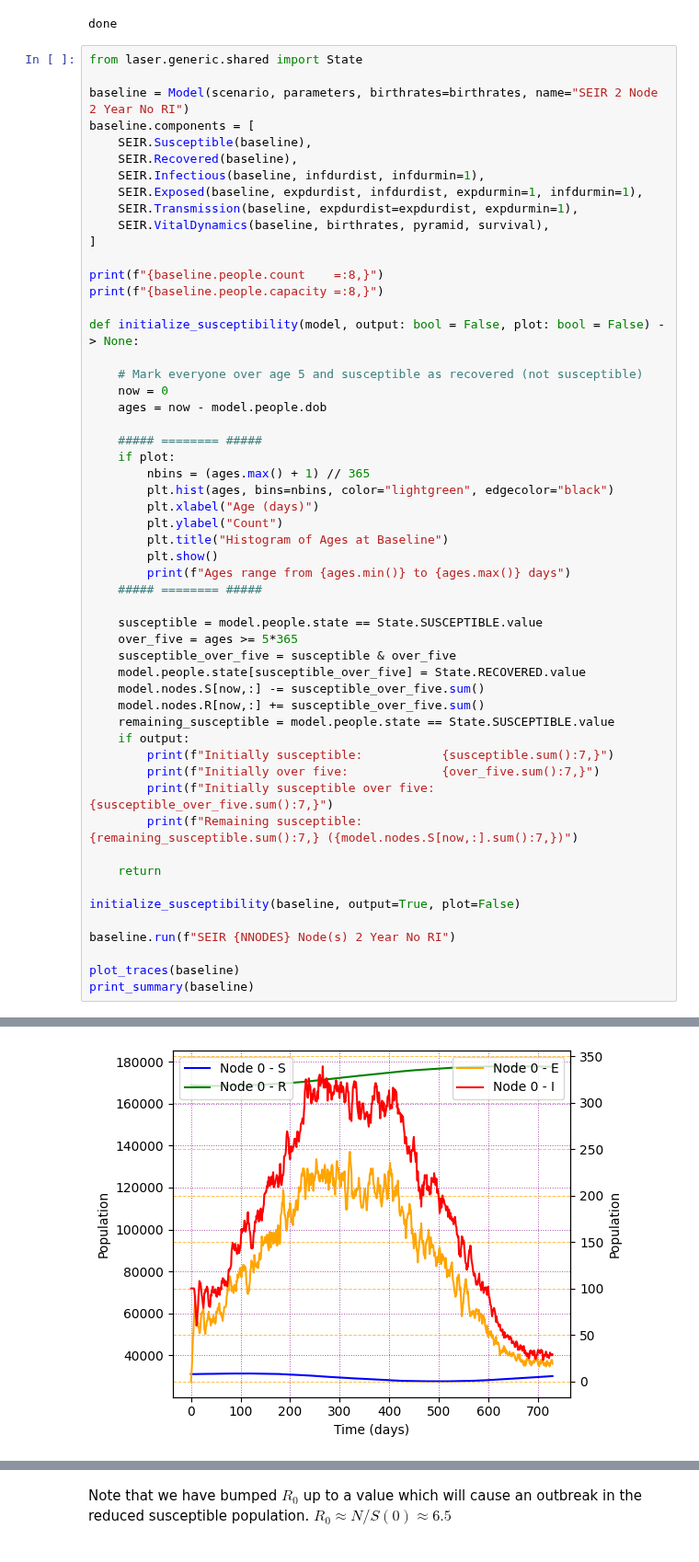
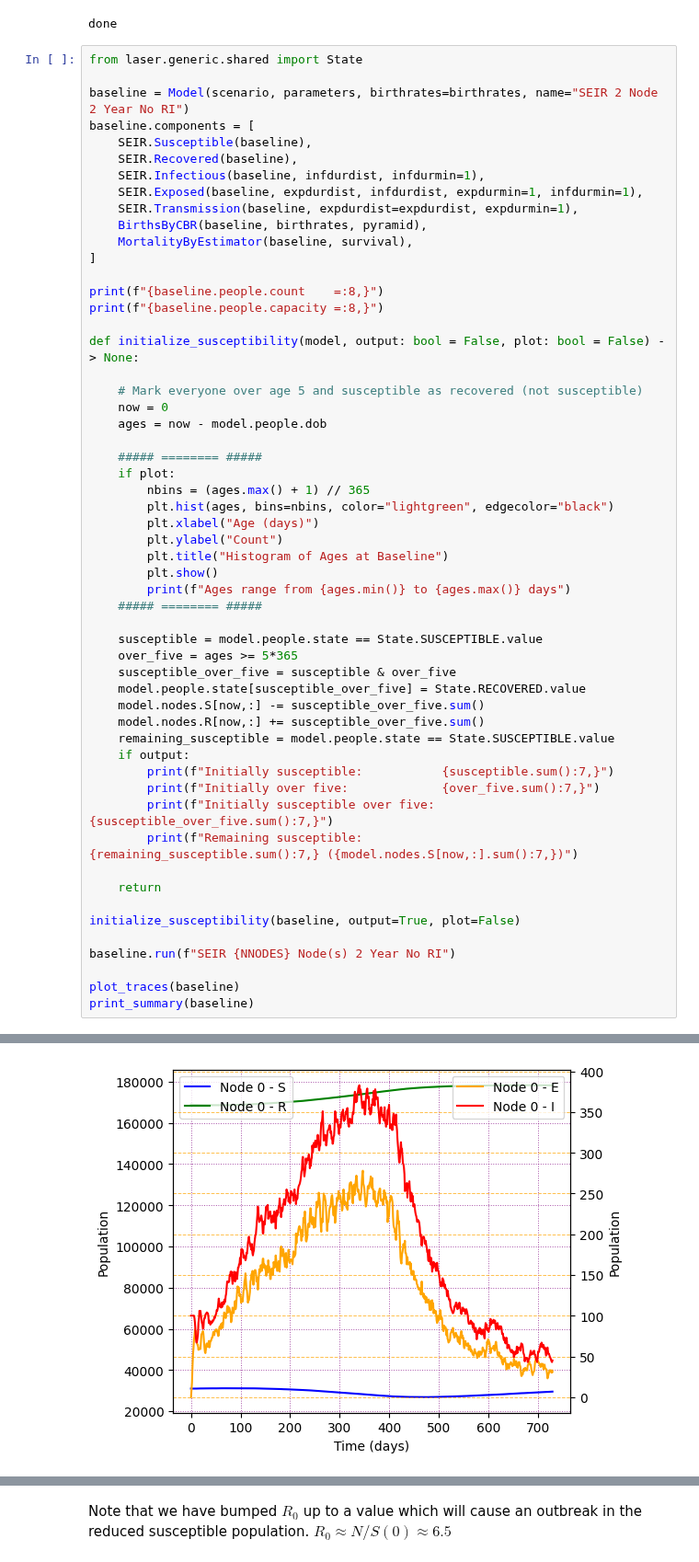
Before and after one commit to laser-base/laser-generic, a Jupyter notebook: docs/tutorials/notebooks/ri_exploration.ipynb, the cells around one changed output, grey strips where cells are left out. Shown at 92% size. Cells and saved outputs as stored; diff of their text form.

```diff
--- a/docs/tutorials/notebooks/ri_exploration.ipynb
+++ b/docs/tutorials/notebooks/ri_exploration.ipynb
@@ -100,7 +101,8 @@ baseline.components = [
     SEIR.Infectious(baseline, infdurdist, infdurmin=1),
     SEIR.Exposed(baseline, expdurdist, infdurdist, expdurmin=1, infdurmin=1),
     SEIR.Transmission(baseline, expdurdist=expdurdist, expdurmin=1),
-    SEIR.VitalDynamics(baseline, birthrates, pyramid, survival),
+    BirthsByCBR(baseline, birthrates, pyramid),
+    MortalityByEstimator(baseline, survival),
 ]
 
 print(f"{baseline.people.count    =:8,}")
@@ -124,31 +126,31 @@ def initialize_susceptibility(model, output: bool = False, plot: bool = False) -
     ##### ======== #####
 
     susceptible = model.people.state == State.SUSCEPTIBLE.value
     over_five = ages >= 5*365
     susceptible_over_five = susceptible & over_five
     model.people.state[susceptible_over_five] = State.RECOVERED.value
     model.nodes.S[now,:] -= susceptible_over_five.sum()
     model.nodes.R[now,:] += susceptible_over_five.sum()
     remaining_susceptible = model.people.state == State.SUSCEPTIBLE.value
     if output:
         print(f"Initially susceptible:           {susceptible.sum():7,}")
         print(f"Initially over five:             {over_five.sum():7,}")
         print(f"Initially susceptible over five: {susceptible_over_five.sum():7,}")
         print(f"Remaining susceptible:           {remaining_susceptible.sum():7,} ({model.nodes.S[now,:].sum():7,})")
 
     return
 
 initialize_susceptibility(baseline, output=True, plot=False)
 
 baseline.run(f"SEIR {NNODES} Node(s) 2 Year No RI")
 
 plot_traces(baseline)
 print_summary(baseline)
 # %% [output]
 baseline.people.count    = 200,000
 baseline.people.capacity = 221,754
 Initially susceptible:           199,900
 Initially over five:             168,992
 Initially susceptible over five: 168,910
 Remaining susceptible:            30,990 ( 30,990)
-[figure, old version]
+[figure, new version]
```
Also changed, not shown: parts of 5 cells of this notebook, 16 other files.
